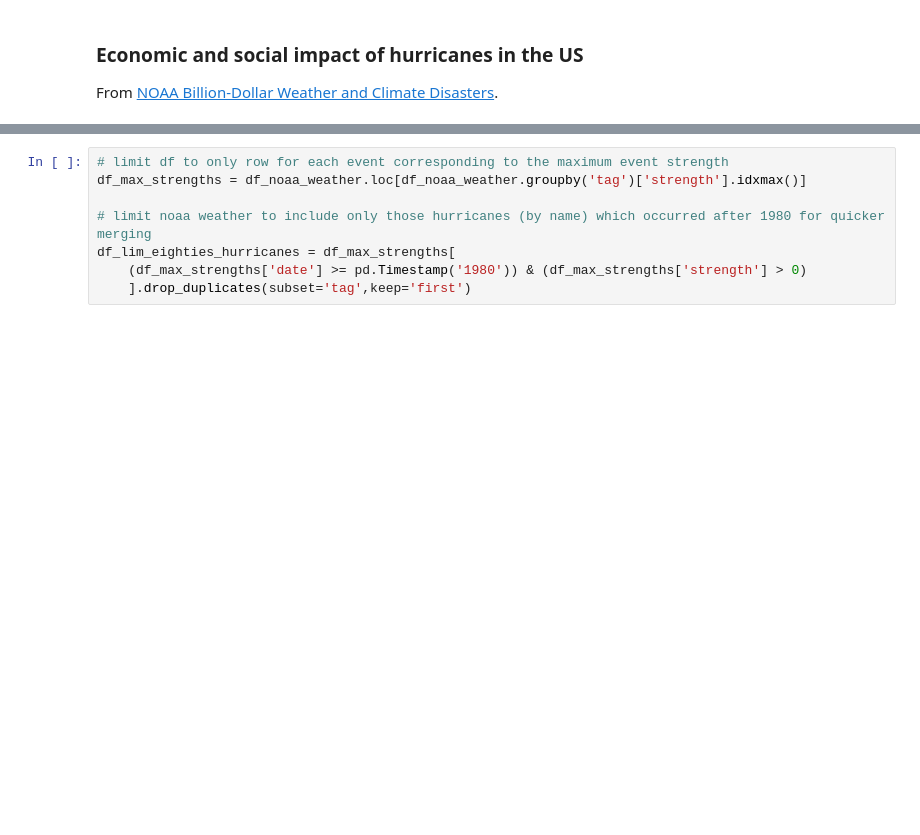
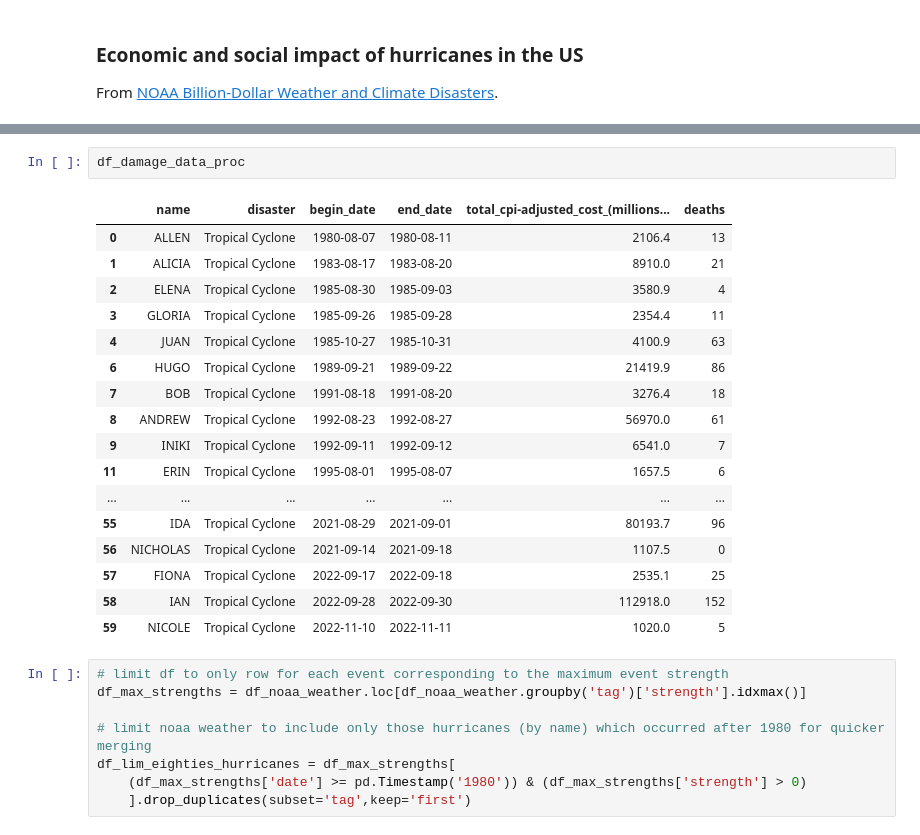
Before and after one commit to ai4er-cdt/hurricane-harm-herald, a Jupyter notebook: notebooks/Visualise_EFs/visualise_weather.ipynb, the cells around one changed output, grey strips where cells are left out. Cells and saved outputs as stored; diff of their text form; blank space fills up the shorter version.

```diff
--- a/notebooks/Visualise_EFs/visualise_weather.ipynb
+++ b/notebooks/Visualise_EFs/visualise_weather.ipynb
@@ -187,6 +185,26 @@ Try using .loc[row_indexer,col_indexer] = value instead
 
 See the caveats in the documentation: https://pandas.pydata.org/pandas-docs/stable/user_guide/indexing.html#returning-a-view-versus-a-copy
   df_damage_data_proc['end_date'] = pd.to_datetime(df_damage_data_proc['end_date'], format='%Y%m%d')
+# %%
+df_damage_data_proc
+# %% [output]
+|  | name | disaster | begin_date | end_date | total_cpi-adjusted_cost_(millions... | deaths |
+| 0 | ALLEN | Tropical Cyclone | 1980-08-07 | 1980-08-11 | 2106.4 | 13 |
+| 1 | ALICIA | Tropical Cyclone | 1983-08-17 | 1983-08-20 | 8910.0 | 21 |
+| 2 | ELENA | Tropical Cyclone | 1985-08-30 | 1985-09-03 | 3580.9 | 4 |
+| 3 | GLORIA | Tropical Cyclone | 1985-09-26 | 1985-09-28 | 2354.4 | 11 |
+| 4 | JUAN | Tropical Cyclone | 1985-10-27 | 1985-10-31 | 4100.9 | 63 |
+| 6 | HUGO | Tropical Cyclone | 1989-09-21 | 1989-09-22 | 21419.9 | 86 |
+| 7 | BOB | Tropical Cyclone | 1991-08-18 | 1991-08-20 | 3276.4 | 18 |
+| 8 | ANDREW | Tropical Cyclone | 1992-08-23 | 1992-08-27 | 56970.0 | 61 |
+| 9 | INIKI | Tropical Cyclone | 1992-09-11 | 1992-09-12 | 6541.0 | 7 |
+| 11 | ERIN | Tropical Cyclone | 1995-08-01 | 1995-08-07 | 1657.5 | 6 |
+| ... | ... | ... | ... | ... | ... | ... |
+| 55 | IDA | Tropical Cyclone | 2021-08-29 | 2021-09-01 | 80193.7 | 96 |
+| 56 | NICHOLAS | Tropical Cyclone | 2021-09-14 | 2021-09-18 | 1107.5 | 0 |
+| 57 | FIONA | Tropical Cyclone | 2022-09-17 | 2022-09-18 | 2535.1 | 25 |
+| 58 | IAN | Tropical Cyclone | 2022-09-28 | 2022-09-30 | 112918.0 | 152 |
+| 59 | NICOLE | Tropical Cyclone | 2022-11-10 | 2022-11-11 | 1020.0 | 5 |
 # %%
 # limit df to only row for each event corresponding to the maximum event strength
 df_max_strengths = df_noaa_weather.loc[df_noaa_weather.groupby('tag')['strength'].idxmax()]
```
Also changed, not shown: parts of 21 cells of this notebook.
